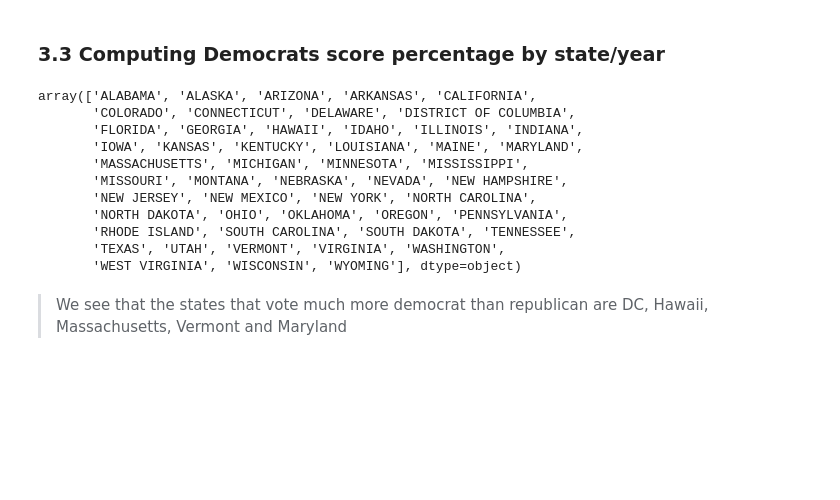
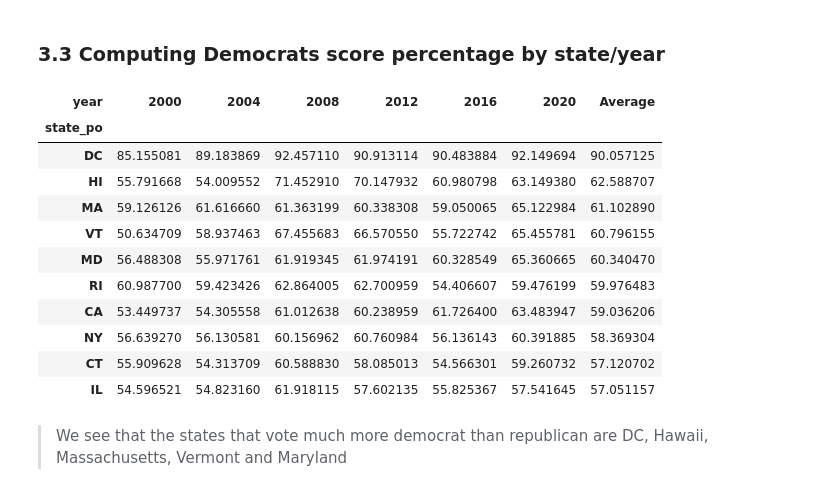
Before and after one commit to epfl-ada/ada-2024-project-casiervert952, a Jupyter notebook: analysis.ipynb, the cells around one changed output. Cells and saved outputs as stored; diff of their text form; code cells hidden in the pictures; blank space fills up the shorter version.

```diff
--- a/analysis.ipynb
+++ b/analysis.ipynb
@@ -471,29 +476,36 @@ rep_year_score_df.sort_values(by='Average',ascending=False).head(5)
 # %%
 # extract only the democrat results
 democrat_score=us_pres_df.loc[us_pres_df['party_simplified']=='DEMOCRAT'].copy().reset_index()
 
 # create a dataframe with row=states and column=election year.
 dem_year_score_df=democrat_score.pivot_table(index='state_po',columns='year',values='vote_percent',aggfunc='sum')
 
+#useful for following part
+dem_year_ = democrat_score.pivot_table(index=('state_po','state'),columns='year',values='vote_percent',aggfunc='sum')
+dem_year_['Average']=dem_year_.mean(axis=1)
+dem_year_ = dem_year_.sort_values(by='Average',ascending=False)
+
+
 # add a column with average percent result over 2000-2020
 dem_year_score_df['Average']=dem_year_score_df.mean(axis=1)
 
+
+
 # display the top 5 most democrat states over 6 elections
-dem_year_score_df.sort_values(by='Average',ascending=False).head()
-
-democrat_score['state'].unique()
+dem_year_score_df.sort_values(by='Average',ascending=False).head(10)
 # %% [output]
-array(['ALABAMA', 'ALASKA', 'ARIZONA', 'ARKANSAS', 'CALIFORNIA',
-       'COLORADO', 'CONNECTICUT', 'DELAWARE', 'DISTRICT OF COLUMBIA',
-       'FLORIDA', 'GEORGIA', 'HAWAII', 'IDAHO', 'ILLINOIS', 'INDIANA',
-       'IOWA', 'KANSAS', 'KENTUCKY', 'LOUISIANA', 'MAINE', 'MARYLAND',
-       'MASSACHUSETTS', 'MICHIGAN', 'MINNESOTA', 'MISSISSIPPI',
-       'MISSOURI', 'MONTANA', 'NEBRASKA', 'NEVADA', 'NEW HAMPSHIRE',
-       'NEW JERSEY', 'NEW MEXICO', 'NEW YORK', 'NORTH CAROLINA',
-       'NORTH DAKOTA', 'OHIO', 'OKLAHOMA', 'OREGON', 'PENNSYLVANIA',
-       'RHODE ISLAND', 'SOUTH CAROLINA', 'SOUTH DAKOTA', 'TENNESSEE',
-       'TEXAS', 'UTAH', 'VERMONT', 'VIRGINIA', 'WASHINGTON',
-       'WEST VIRGINIA', 'WISCONSIN', 'WYOMING'], dtype=object)
+| year | 2000 | 2004 | 2008 | 2012 | 2016 | 2020 | Average |
+| state_po |  |  |  |  |  |  |  |
+| DC | 85.155081 | 89.183869 | 92.457110 | 90.913114 | 90.483884 | 92.149694 | 90.057125 |
+| HI | 55.791668 | 54.009552 | 71.452910 | 70.147932 | 60.980798 | 63.149380 | 62.588707 |
+| MA | 59.126126 | 61.616660 | 61.363199 | 60.338308 | 59.050065 | 65.122984 | 61.102890 |
+| VT | 50.634709 | 58.937463 | 67.455683 | 66.570550 | 55.722742 | 65.455781 | 60.796155 |
+| MD | 56.488308 | 55.971761 | 61.919345 | 61.974191 | 60.328549 | 65.360665 | 60.340470 |
+| RI | 60.987700 | 59.423426 | 62.864005 | 62.700959 | 54.406607 | 59.476199 | 59.976483 |
+| CA | 53.449737 | 54.305558 | 61.012638 | 60.238959 | 61.726400 | 63.483947 | 59.036206 |
+| NY | 56.639270 | 56.130581 | 60.156962 | 60.760984 | 56.136143 | 60.391885 | 58.369304 |
+| CT | 55.909628 | 54.313709 | 60.588830 | 58.085013 | 54.566301 | 59.260732 | 57.120702 |
+| IL | 54.596521 | 54.823160 | 61.918115 | 57.602135 | 55.825367 | 57.541645 | 57.051157 |
 # %% [markdown]
 > We see that the states that vote much more democrat than republican are DC, Hawaii, Massachusetts, Vermont and Maryland
 # %% [markdown]
```
Also changed, not shown: parts of 5 cells of this notebook.
